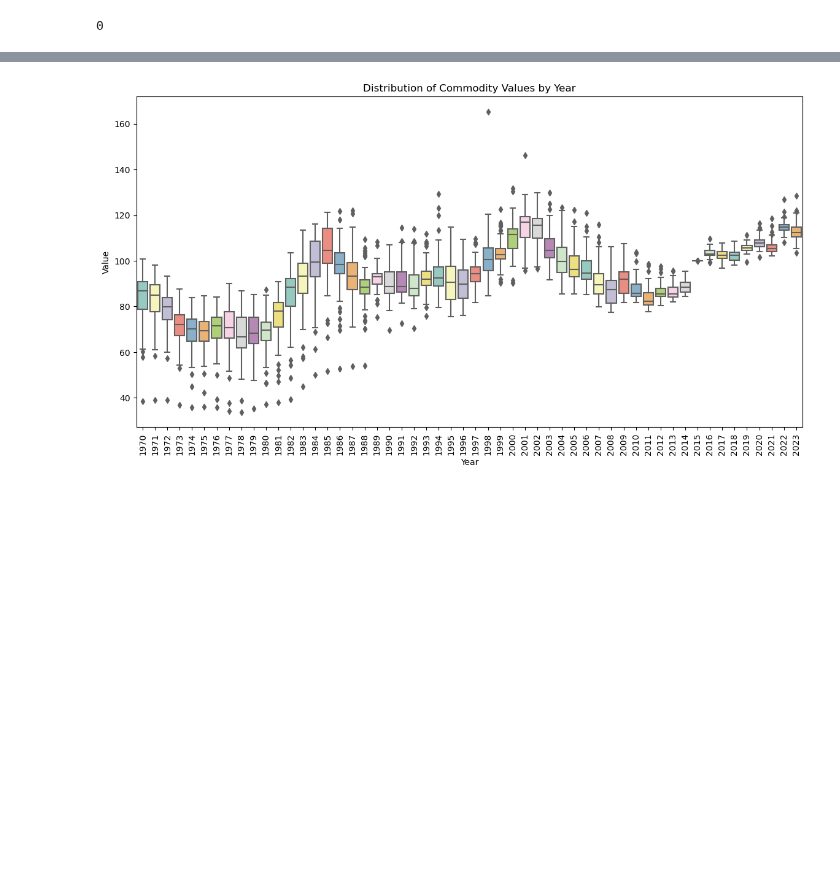
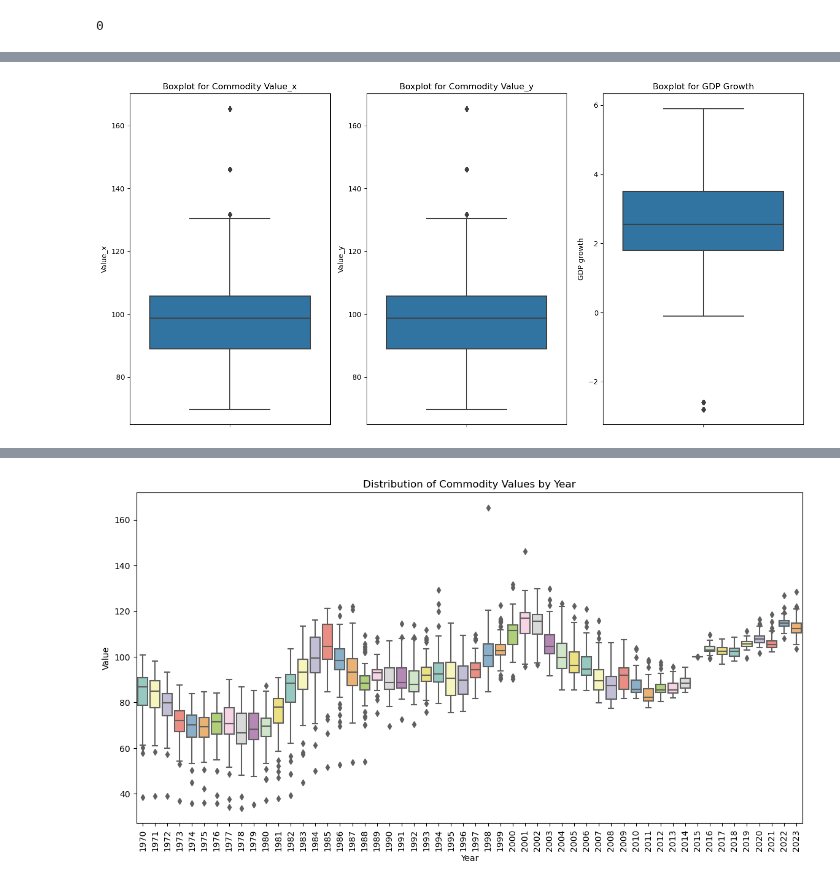
Before and after one commit to sahilagrawal15/Economic-Pulse, a Jupyter notebook: Exploratory_data_analysis.ipynb, the cells around one changed output, grey strips where cells are left out. Cells and saved outputs as stored; diff of their text form; code cells hidden in the pictures; blank space fills up the shorter version.

```diff
--- a/Exploratory_data_analysis.ipynb
+++ b/Exploratory_data_analysis.ipynb
@@ -65,0 +135,25 @@ plt.show()
+# %%
+#Box Plot for GDP and commodity prices over years
+
+# Set up the matplotlib figure
+plt.figure(figsize=(14, 7))
+
+# Boxplot for Value_x
+plt.subplot(1, 3, 1)
+sns.boxplot(y=new_df['Value_x'])
+plt.title('Boxplot for Commodity Value_x')
+
+# Boxplot for Value_y
+plt.subplot(1, 3, 2)
+sns.boxplot(y=new_df['Value_y'])
+plt.title('Boxplot for Commodity Value_y')
+
+# Boxplot for GDP Growth
+plt.subplot(1, 3, 3)
+sns.boxplot(y=new_df['GDP growth'])
+plt.title('Boxplot for GDP Growth')
+
+plt.tight_layout()
+plt.show()
+# %% [output]
+[figure, added]
```
Also changed, not shown: parts of 30 cells of this notebook, 1 other file.
